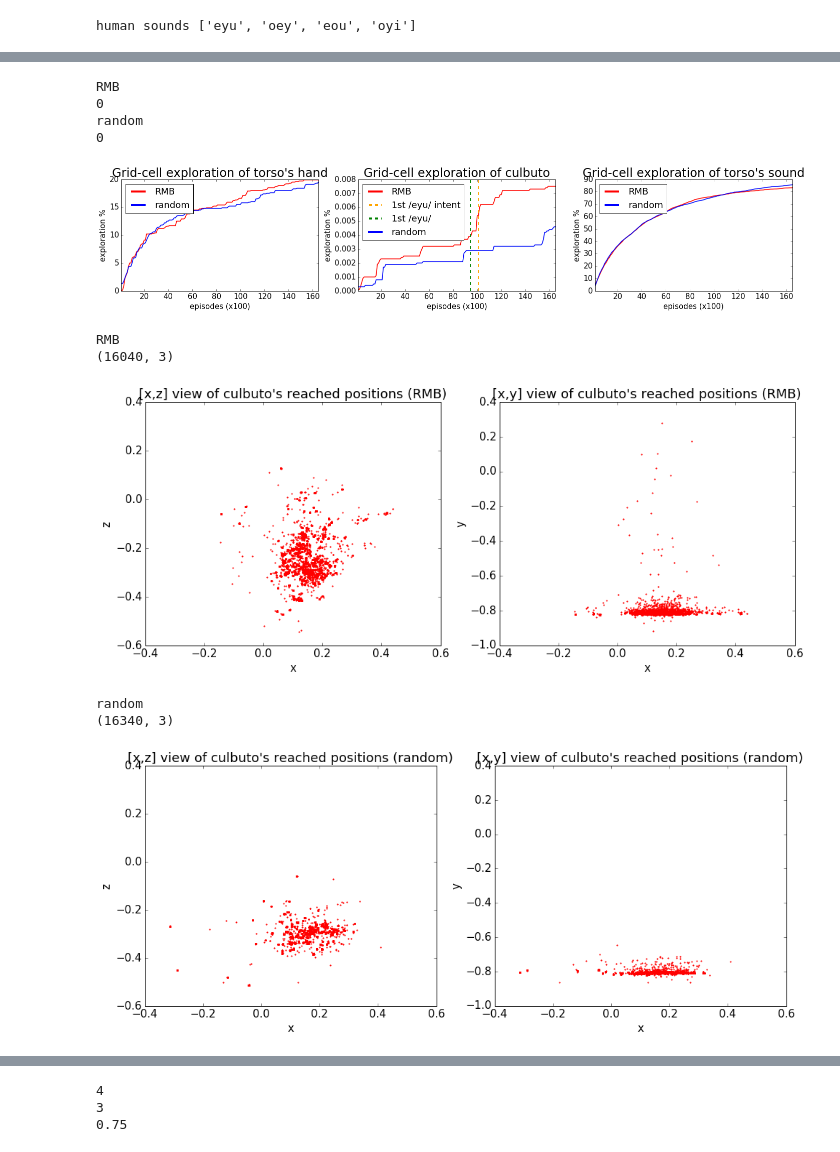
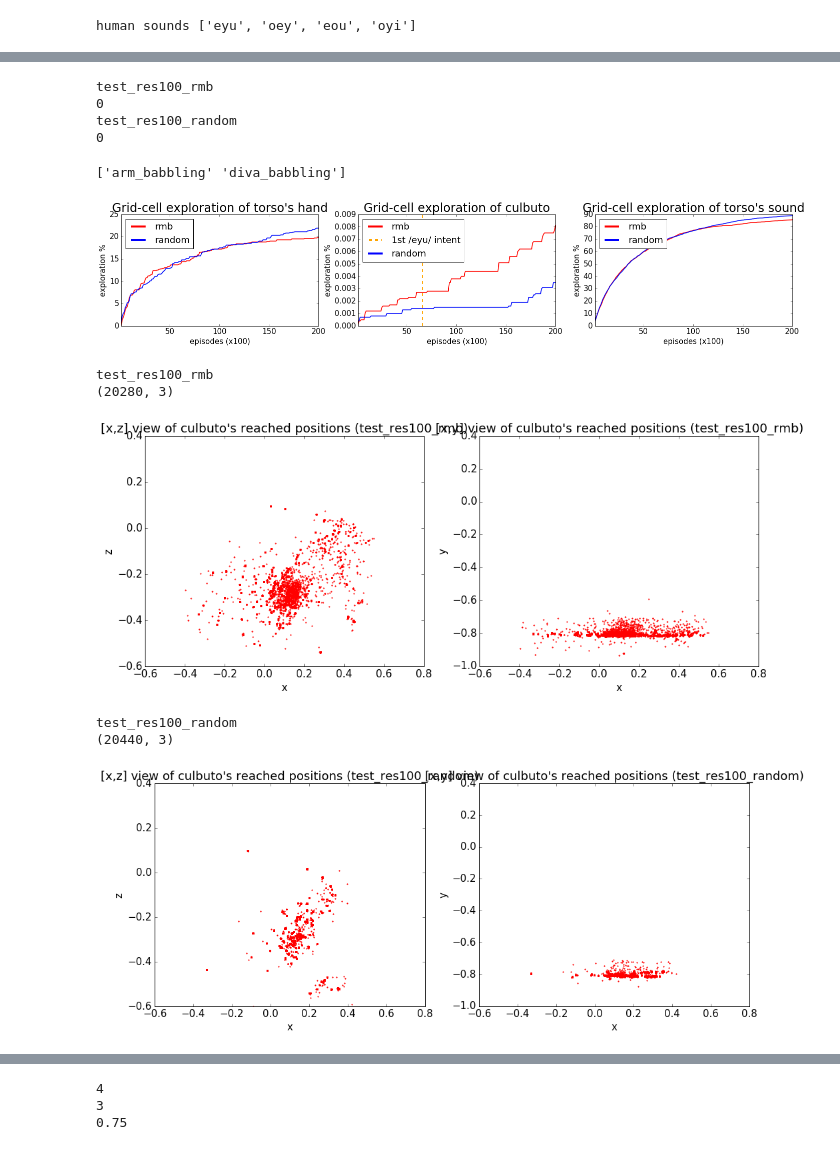
Before and after one commit to flowersteam/pobax_playground, a Jupyter notebook: notebooks/data_visualization.ipynb, the cells around one changed output, grey strips where cells are left out. Drawn from its saved outputs; the diff is of its cells as text; code cells hidden in the pictures.

Commit message:
update plots

```diff
--- a/notebooks/data_visualization.ipynb
+++ b/notebooks/data_visualization.ipynb
@@ -10,7 +10,7 @@ import matplotlib.pyplot as plt
 # %%
 # Step 1 load data
 nb_runs = 1
-model_filenames = ['RMB','random']
+model_filenames = ['test_res100_rmb','test_res100_random']
 models_data = {m:[] for m in model_filenames}
 models_bk = {m:[] for m in model_filenames}
 
@@ -25,7 +25,6 @@ for filename in model_filenames:
             models_bk[filename].append(bk)
 
 nb_iter = bk['nb_iter'] #assumes every model and run has same number of iter
-nb_iter = 16500
 
 def process_data(sub_outcomes, data, bk):
     cpt = 0
@@ -275,10 +277,14 @@ for model in model_filenames:
     models_mean_explo.append(mean_explo)
     models_std_explo.append(std_explo)
 # %% [output]
-RMB
+test_res100_rmb
 0
-random
+test_res100_random
 0
+# %%
+print np.unique(models_data['test_res100_random'][0]['chosen_modules'])
+# %% [output]
+['arm_babbling' 'diva_babbling']
 # %%
 def plot_with_std(ax,x,y,err,color,shade_color,label,y_min=None,y_max=None, legend=False, title=None):
     plt.rcParams.update({'font.size': 15})
@@ -308,47 +314,47 @@ for j, (mean_explo, std_explo) in enumerate(zip(models_mean_explo, models_std_ex
         y = mean_explo[i,:]
         err = std_explo[i,:]
         title = 'Grid-cell exploration of '
-        plot_with_std(ax[i], plot_steps//100,y,err,colors[j],shades_colors[j],model_filenames[j],
+        plot_with_std(ax[i], plot_steps//100,y,err,colors[j],shades_colors[j],model_filenames[j][12:],
                       title=title+title_info[i], legend=True)
         if m == 'culbuto':
-            ax1.axvline(x=100.8,color='orange',linewidth=1.5, linestyle='--', label='1st /eyu/ intent')
-            ax1.axvline(x=94.12,color='green',linewidth=1.5, linestyle='--', label='1st /eyu/ ')
+            ax1.axvline(x=models_sub_outcomes['test_res100_rmb'][0]['first_culb_said_replaced']/100,color='orange',linewidth=1.5, linestyle='--', label='1st /eyu/ intent')
+            #ax1.axvline(x=94.12,color='green',linewidth=1.5, linestyle='--', label='1st /eyu/ ')
 plt.savefig("grid_cell_exploration.png", bbox_inches='tight')
 plt.show()
 # %% [output]
-[figure, old version]
+[figure, new version]
 # %%
 #Quantitative view of culbuto's reached positions
 for i,m_name in enumerate(model_filenames):
     print m_name
     sub_outcomes = models_sub_outcomes[m_name][0]
     f,(ax1,ax2) = plt.subplots(1,2,figsize=(16,6))
     a = np.array(sub_outcomes['culbuto']['arm_it_only'])
     print a.shape
     ax1.plot(a[:,0],a[:,2],'r.',markersize=3)
-    ax1.set_xlim(-0.4,0.6)
+    ax1.set_xlim(-0.6,0.8)
     ax1.set_ylim(-0.6,0.4)
     ax1.set_xlabel('x')
     ax1.set_ylabel('z')
     ax1.set_title("[x,z] view of culbuto's reached positions ("+m_name+")")
 
     ax2.plot(a[:,0],a[:,1],'r.',markersize=3)
-    ax2.set_xlim(-0.4,0.6)
+    ax2.set_xlim(-0.6,0.8)
     ax2.set_ylim(-1,0.4)
     ax2.set_xlabel('x')
     ax2.set_ylabel('y')
     ax2.set_title("[x,y] view of culbuto's reached positions ("+m_name+")")
 
     plt.savefig(m_name+"culbuto_exploration.pdf", bbox_inches='tight')
     plt.savefig(m_name+"culbuto_exploration.png", bbox_inches='tight')
     plt.show()
 # %% [output]
-RMB
-(16040, 3)
+test_res100_rmb
+(20280, 3)
-[figure, old version]
+[figure, new version]
-random
-(16340, 3)
+test_res100_random
+(20440, 3)
-[figure, old version]
+[figure, new version]
 # %%
 #m='RMB'
 #for it in models_data[m][0]['culbuto_replaced']:
```
Also changed, not shown: parts of 8 cells of this notebook.
